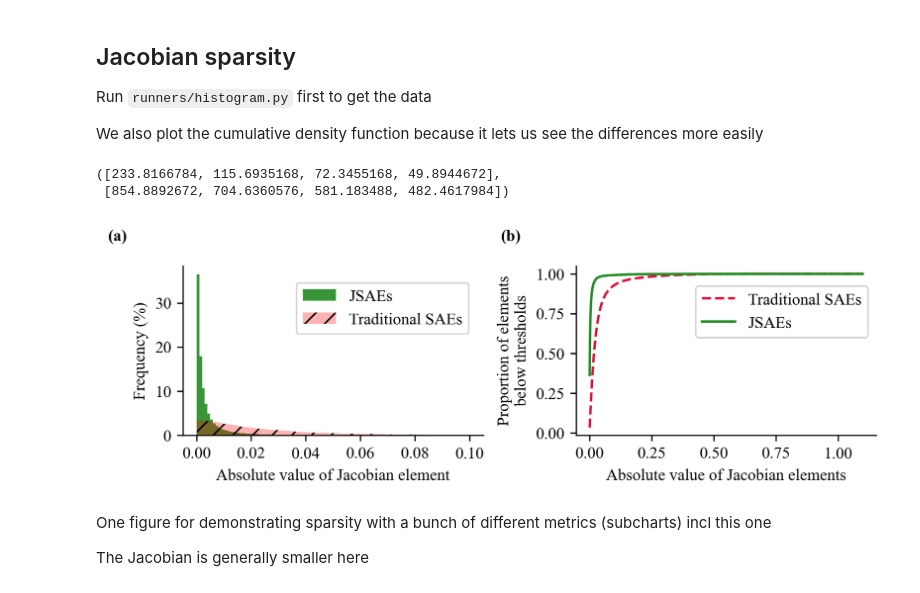
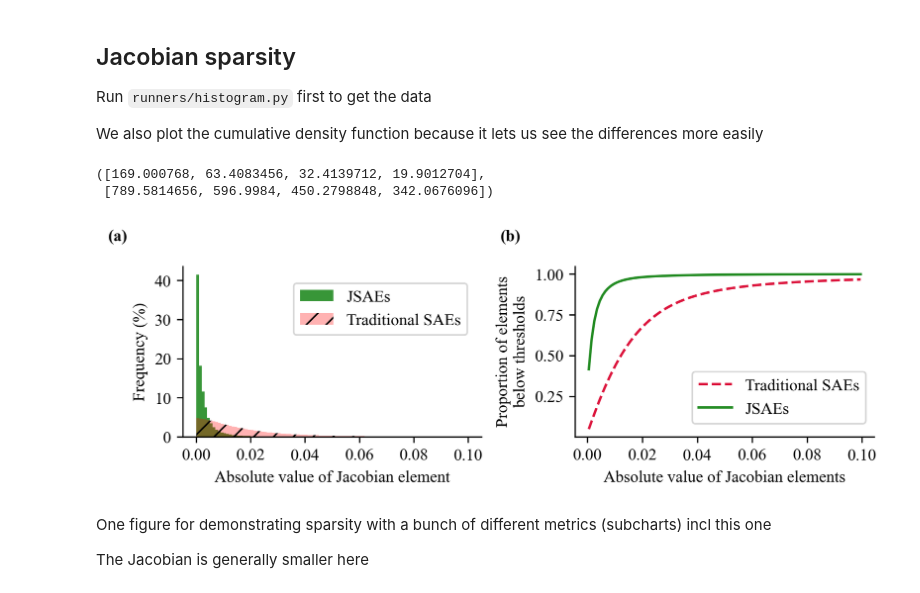
Before and after one commit to jugard99/jacobian-saes, a Jupyter notebook: notebooks/final_charts.ipynb, the cells around one changed output. Cells and saved outputs as stored; diff of their text form; code cells hidden in the pictures.

```diff
--- a/notebooks/final_charts.ipynb
+++ b/notebooks/final_charts.ipynb
@@ -35,27 +35,24 @@ Run `runners/histogram.py` first to get the data
 
 We also plot the cumulative density function because it lets us see the differences more easily
 # %%
-model = "pythia-70m-deduped"
-layer = 3
+def get_hist_path(trained_with_jac: bool = True):
+    return f"../results/histograms/sae_pair_pythia-410m-deduped_layer15_65536_J0{'.5' if trained_with_jac else ''}_k32:v0.safetensor"
 
-def get_hist_path(model: str, layer: int, trained_with_jac: bool = True):
-    return f"../results/histograms/sae_pair_{model}_layer{layer}_16384_J{1 if trained_with_jac else 0.0}_k32:v0.safetensor"
-
-with safe_open(get_hist_path(model, layer, True), framework="pt") as f:
+with safe_open(get_hist_path(True), framework="pt") as f:
     hist = f.get_tensor("hist")
     bin_edges = f.get_tensor("bin_edges")
     n_tokens_in_hist = int(float(f.metadata()["tokens"]))
 
 bin_centers = (bin_edges[1:] + bin_edges[:-1]) / 2
-hist_no_optim = load_file(get_hist_path(model, layer, False))["hist"]
+hist_no_optim = load_file(get_hist_path(False))["hist"]
 # %%
 upper_zoom_thresh = 0.1
 cropped_bin_centers = bin_centers[bin_centers < upper_zoom_thresh]
 cropped_hist = hist[bin_centers < upper_zoom_thresh]
 cropped_hist_no_optim = hist_no_optim[bin_centers < upper_zoom_thresh]
 
-cdf = hist.cumsum(dim=0) / hist.sum()
-cdf_no_optim = hist_no_optim.cumsum(dim=0) / hist_no_optim.sum()
+cdf = cropped_hist.cumsum(dim=0) / hist.sum()
+cdf_no_optim = cropped_hist_no_optim.cumsum(dim=0) / hist_no_optim.sum()
 # %%
 thresholds = [0.005, 0.01, 0.015, 0.02]
 num_above_thresholds = []
@@ -67,8 +64,8 @@ for thresh in thresholds:
     num_above_thresholds_no_optim.append(hist_no_optim[idx:].sum().item() / n_tokens_in_hist)
 num_above_thresholds, num_above_thresholds_no_optim
 # %% [output]
-([233.8166784, 115.6935168, 72.3455168, 49.8944672],
- [854.8892672, 704.6360576, 581.183488, 482.4617984])
+([169.000768, 63.4083456, 32.4139712, 19.9012704],
+ [789.5814656, 596.9984, 450.2798848, 342.0676096])
 # %%
 # Create a single figure with two subplots side by side
 fig, (ax1, ax2) = plt.subplots(1, 2, figsize=(6.75, 2.5), dpi=300)
@@ -91,38 +88,38 @@ ax1.bar(cropped_bin_centers.cpu().numpy(),
 ax1.set_xlabel('Absolute value of Jacobian element')
 ax1.set_ylabel('Frequency (%)')
 ax1.spines['top'].set_visible(False)
 ax1.spines['right'].set_visible(False)
 ax1.legend(loc='upper right', bbox_to_anchor=(0.98, 0.95), fancybox=True)
 
 # Second subplot (CDF)
-ax2.plot(bin_centers.cpu().numpy(),
+ax2.plot(cropped_bin_centers.cpu().numpy(),
        cdf_no_optim.cpu().numpy(),
        color='crimson',
        linestyle='--',
        label='Traditional SAEs')
-ax2.plot(bin_centers.cpu().numpy(),
+ax2.plot(cropped_bin_centers.cpu().numpy(),
        cdf.cpu().numpy(),
        color='forestgreen',
        linestyle='-',
        label='JSAEs')
 ax2.set_xlabel('Absolute value of Jacobian elements')
 ax2.set_ylabel('Proportion of elements\nbelow thresholds')
 ax2.spines['top'].set_visible(False)
 ax2.spines['right'].set_visible(False)
-ax2.legend(loc='upper right', bbox_to_anchor=(1.0, 0.93), fancybox=True)
+ax2.legend(loc='upper right', bbox_to_anchor=(1.0, 0.43), fancybox=True)
 
 # Add subplot labels (a) and (b)
 ax1.text(-0.25, 1.15, '(a)', transform=ax1.transAxes, fontsize=10, fontweight='bold')
 ax2.text(-0.25, 1.15, '(b)', transform=ax2.transAxes, fontsize=10, fontweight='bold')
 
 # Adjust layout
 plt.tight_layout(pad=1.0)
 
 # Save the combined figure
-plt.savefig('./charts/jac_hist.pdf', dpi=300, bbox_inches='tight', pad_inches=0.1)
+plt.savefig('./charts/jac_hist_410m.pdf', dpi=300, bbox_inches='tight', pad_inches=0.1)
 plt.show()
 # %% [output]
-[figure, old version]
+[figure, new version]
 # %% [markdown]
 One figure for demonstrating sparsity with a bunch of different metrics (subcharts) incl this one
 
```
Also changed, not shown: parts of 12 cells of this notebook, 5 other files.
